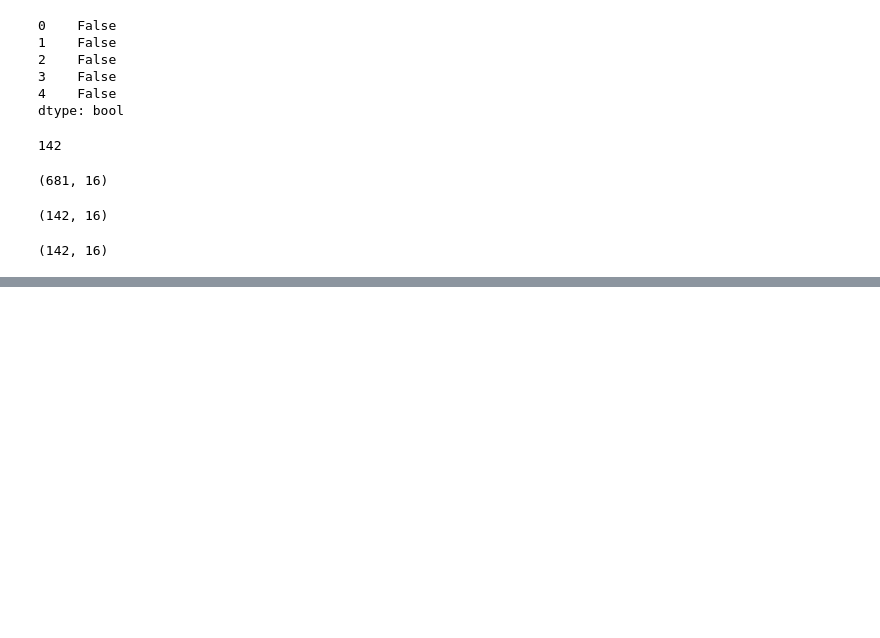
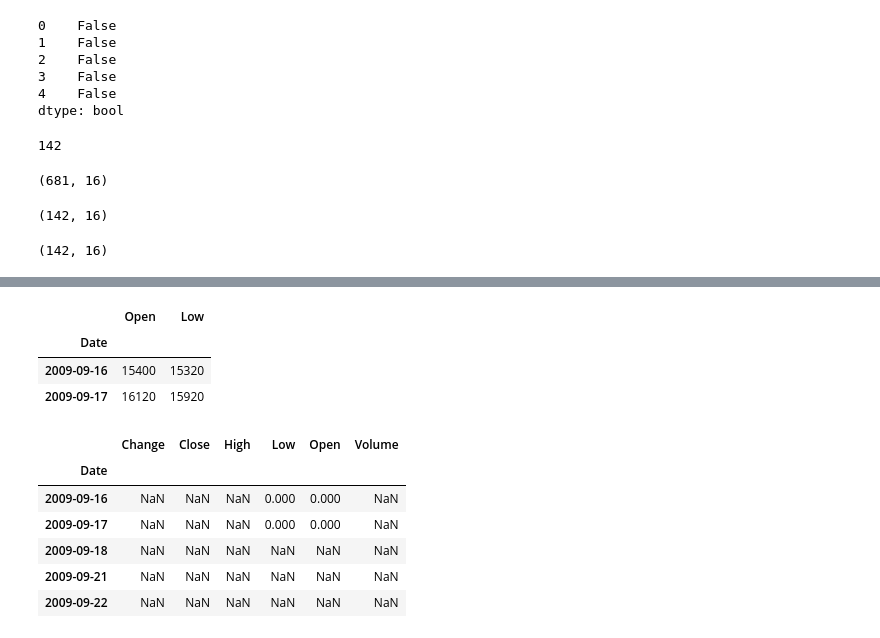
Before and after one commit to seojinsarejj/Quant_Investment_Based_On_Python, a Jupyter notebook: Part1/03.EDA.ipynb, the cells around one changed output, grey strips where cells are left out. Drawn from its saved outputs; the diff is of its cells as text; code cells hidden in the pictures; blank space fills up the shorter version.

```diff
--- a/Part1/03.EDA.ipynb
+++ b/Part1/03.EDA.ipynb
@@ -666,0 +761,17 @@ df.loc[df['순이익률(%)'] > df['영업이익률(%)']].shape
+# %%
+price_df[['Open','Low']].iloc[:2]
+# %% [output]
+|  | Open | Low |
+| Date |  |  |
+| 2009-09-16 | 15400 | 15320 |
+| 2009-09-17 | 16120 | 15920 |
+# %%
+(price_df - price_df[['Open','Low']].iloc[:2]).head()
+# %% [output]
+|  | Change | Close | High | Low | Open | Volume |
+| Date |  |  |  |  |  |  |
+| 2009-09-16 | NaN | NaN | NaN | 0.000 | 0.000 | NaN |
+| 2009-09-17 | NaN | NaN | NaN | 0.000 | 0.000 | NaN |
+| 2009-09-18 | NaN | NaN | NaN | NaN | NaN | NaN |
+| 2009-09-21 | NaN | NaN | NaN | NaN | NaN | NaN |
+| 2009-09-22 | NaN | NaN | NaN | NaN | NaN | NaN |
```
Also changed, not shown: parts of 12 cells of this notebook.
